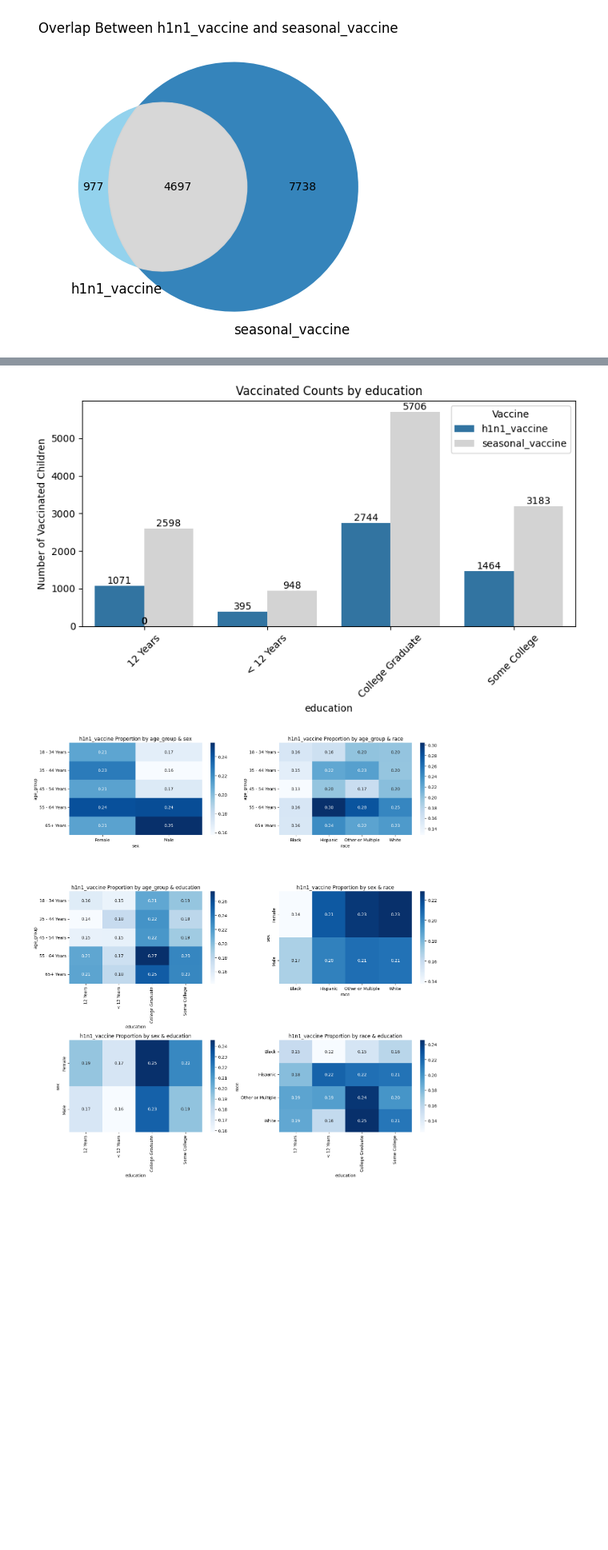
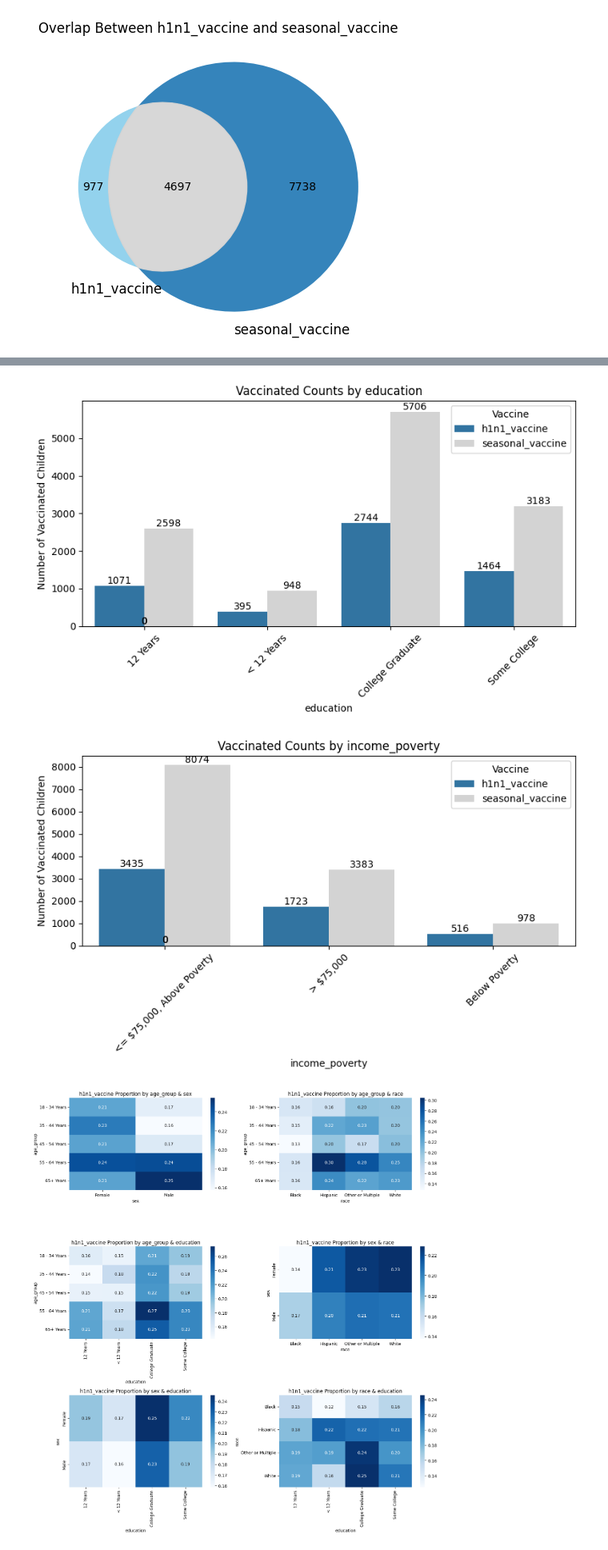
Before and after one commit to Mimikaymint/Team_Berlin, a Jupyter notebook: Team_Berlin_FLU_SHOT_.ipynb, the cells around one changed output, grey strips where cells are left out. Shown at 80% size. Drawn from its saved outputs; the diff is of its cells as text; code cells hidden in the pictures; blank space fills up the shorter version.

```diff
--- a/Team_Berlin_FLU_SHOT_.ipynb
+++ b/Team_Berlin_FLU_SHOT_.ipynb
@@ -220,21 +224,4 @@ for col in targets:
 # %% [output]
 [figure]
 [figure]
-# %%
-from nbconvert import MarkdownExporter
-import nbformat
-
-with open("Flu_Shot.ipynb") as f:
-    nb = nbformat.read(f, as_version=4)
-
-exporter = MarkdownExporter()
-exporter.exclude_input = True
-exporter.exclude_output_prompt = True
-
-body, resources = exporter.from_notebook_node(nb)
-
-with open("Flu_Shot_outputs.md", "w") as f:
-    f.write(body)
-
-print("Markdown file created with outputs only!")
 # %%
@@ -455,10 +446,10 @@ plt.show()
 # %% [output]
 [figure]
 # %%
-
-flu_df['education'] = flu_df['education'].fillna('Unknown')
-
-demographics = ['age_group', 'sex', 'race', 'education']
+####################################
+# 1.3.2 Deographics.               #
+####################################
+demographics = ['age_group', 'sex', 'race', 'education','income_poverty']
 for col in demographics:
     flu_df[col] = flu_df[col].astype('category')
 
@@ -475,33 +466,34 @@ for demo in demographics:
     plt.figure(figsize=(8,5))
     ax = sns.countplot(
         data=demo_df_vaccinated,
         x=demo,
         hue='Vaccine',
         palette=['#1f77b4', '#d3d3d3']
     )
     plt.ylabel('Number of Vaccinated Children')
     plt.title(f'Vaccinated Counts by {demo}')
     plt.xticks(rotation=45)
 
     for p in ax.patches:
         height = p.get_height()
         ax.text(
             x=p.get_x() + p.get_width()/2,
             y=height + 0.5,
             s=int(height),
             ha='center',
             va='bottom',
             fontsize=10
         )
 
     plt.legend(title='Vaccine')
     plt.tight_layout()
     plt.show()
 # %% [output]
 [figure]
 [figure]
 [figure]
 [figure]
+[figure, added]
 # %%
 demographics = ['age_group', 'sex', 'race', 'education']
 for col in demographics:
```
Also changed, not shown: parts of 18 cells of this notebook.
